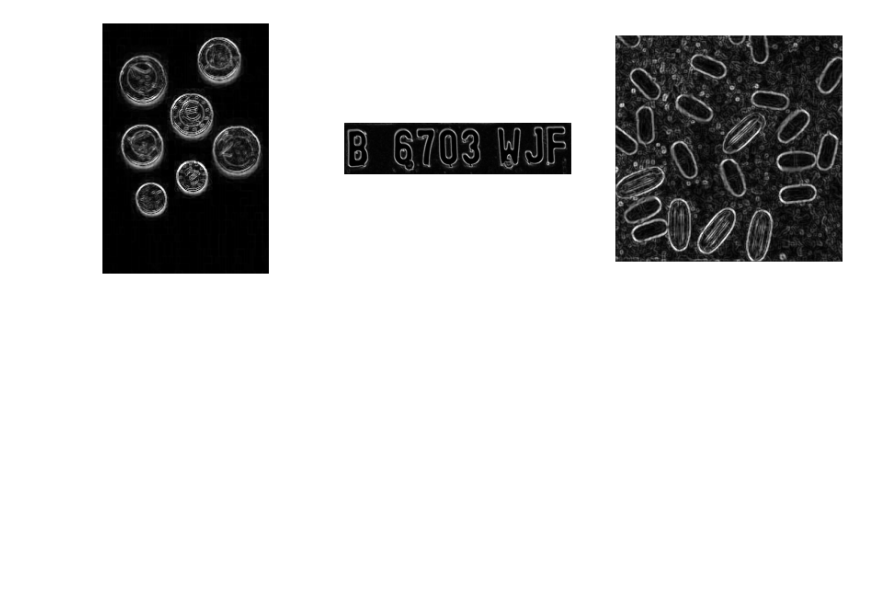
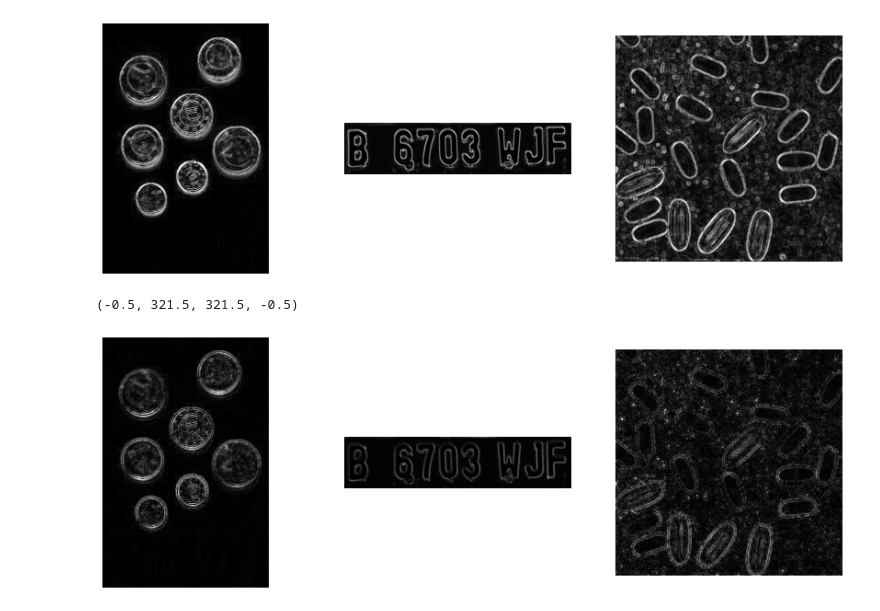
Before and after one commit to fjoeda/pengolahan-citra-dan-visi-komputer, a Jupyter notebook: egde-detection/Tugas Edge Detection.ipynb, the cells around one changed output. Saved outputs shown, nothing was run; the diff lists cells and outputs as text; code cells hidden in the pictures; blank space fills up the shorter version.

```diff
--- a/egde-detection/Tugas Edge Detection.ipynb
+++ b/egde-detection/Tugas Edge Detection.ipynb
@@ -67,3 +67,25 @@ im3.axis('off')
 # %% [output]
 (-0.5, 321.5, 321.5, -0.5)
 [figure]
+# %%
+def laplacian_of_gaussian(img):
+    img_laplace_blur = cv2.GaussianBlur(img.copy(), (3,3), 0)
+    img_laplace = cv2.Laplacian(img_laplace_blur, cv2.CV_16S, ksize=3)
+    img_laplace_abs = cv2.convertScaleAbs(img_laplace)
+    return img_laplace_abs
+# %%
+coin_log = laplacian_of_gaussian(coin_img)
+plat_log = laplacian_of_gaussian(plat_img)
+organism_log = laplacian_of_gaussian(organism_img)
+# %%
+fig, (im1, im2, im3) = plt.subplots(1,3)
+fig.set_size_inches(15,5)
+im1.imshow(coin_log, cmap='gray')
+im1.axis('off')
+im2.imshow(plat_log, cmap='gray')
+im2.axis('off')
+im3.imshow(organism_log, cmap='gray')
+im3.axis('off')
+# %% [output]
+(-0.5, 321.5, 321.5, -0.5)
+[figure, added]
```
Also changed, not shown: parts of 4 cells of this notebook.
